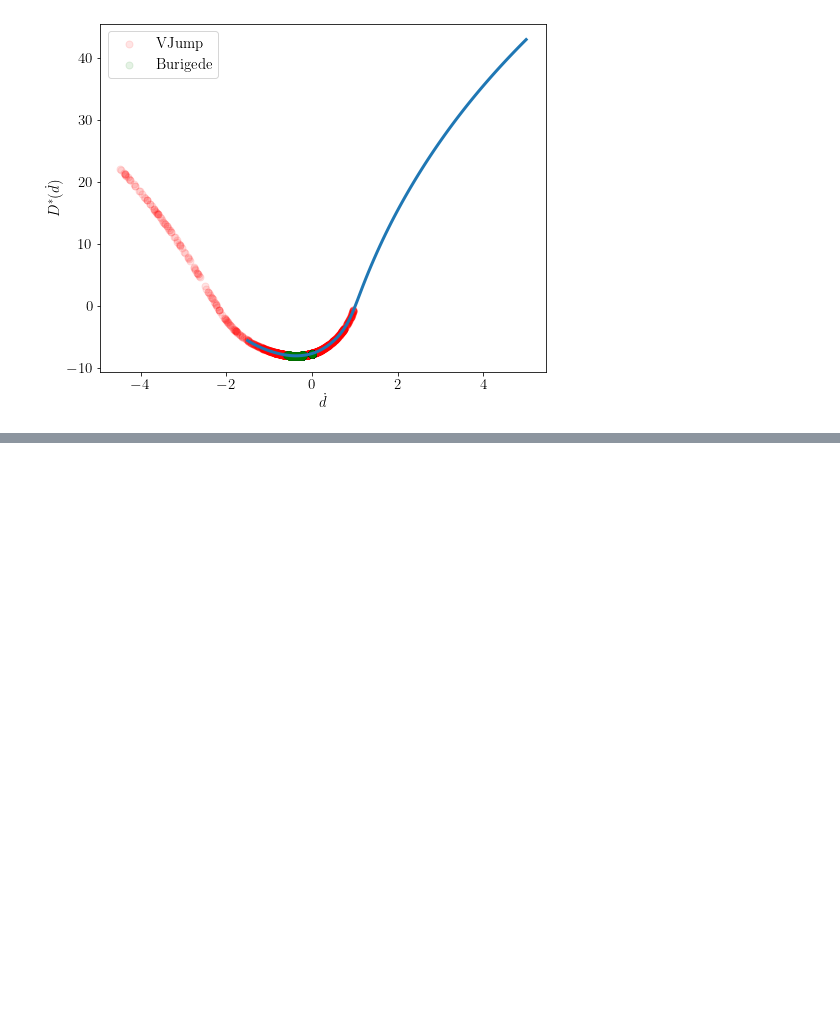
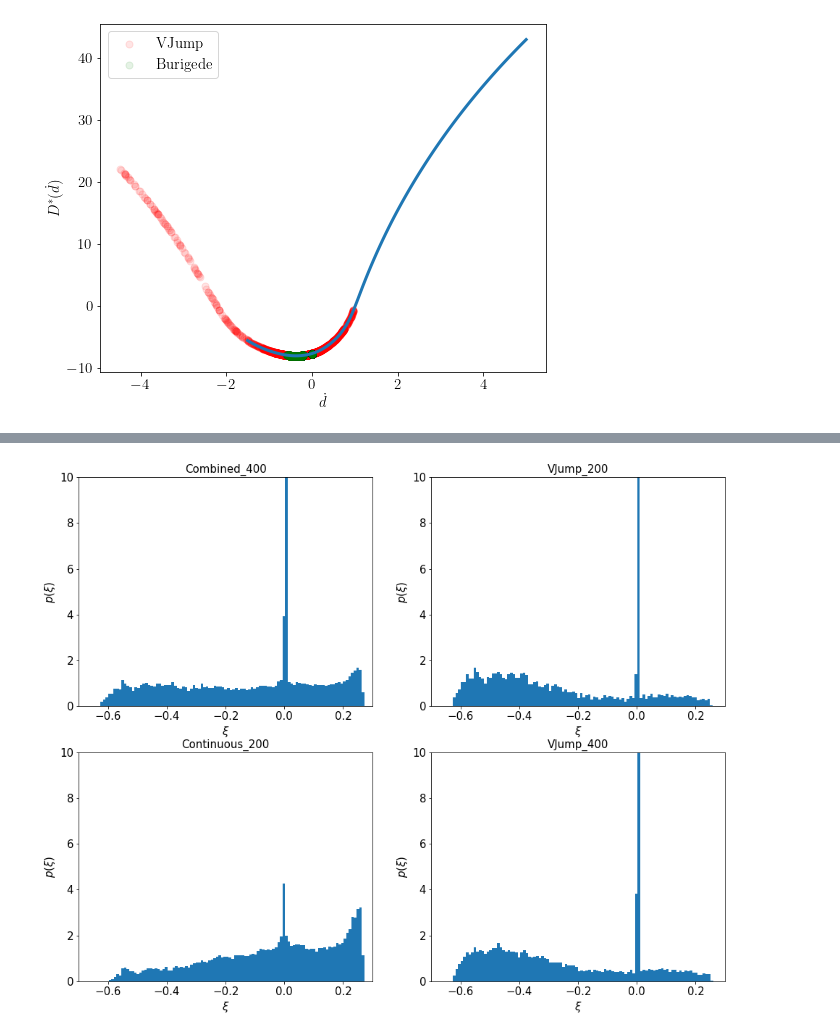
Before and after one commit to Shengduo/RateAndStateWithPotential, a Jupyter notebook: PlotPotentials.ipynb, the cells around one changed output, grey strips where cells are left out. Saved outputs shown, nothing was run; the diff lists cells and outputs as text; code cells hidden in the pictures; blank space fills up the shorter version.

```diff
--- a/PlotPotentials.ipynb
+++ b/PlotPotentials.ipynb
@@ -303,0 +385,44 @@ Text(0, 0.5, '$D^*(\\dot{d})$')
+# %%
+# Specify the datasets we want to examine
+dataPrefixs = ["Trial0112_combined", "Trial0112_smallDRS_smallA", "Trial0112_smallDRS_Burigede", "Trial0216_smallDRS_smallA_400"]
+plotTitles = ["Combined_400", "VJump_200", "Continuous_200", "VJump_400"]
+myXis = []
+myDins = []
+
+# Get the potential for baseline model
+myPotCal = myPotCals[0]
+
+# Loop through dataPrefixs
+for idx, dataPrefix in enumerate(dataPrefixs):
+    shit = torch.load("./data/{0}.pt".format(dataPrefix))
+    Vs = shit["Vs"]
+    thetas = shit["thetas"]
+    fs = shit["fs"]
+    ts = shit["ts"]
+
+    # Calculate Xs
+    Xs = torch.zeros(Vs.shape)
+    Xs[:, 1:] = torch.cumulative_trapezoid(Vs, ts)
+
+    # Calculate xis
+    myPotCal.calf(Xs, Vs, ts)
+    myXis.append(myPotCal.xis.reshape(-1).detach().numpy())
+    myDins.append(myPotCal.Dins.reshape(-1).detach().numpy())
+# %%
+# Plot distribution of \xi
+# Set up histograms
+fsize = 15
+fig, axs = plt.subplots(nrows = 2, ncols = 2, figsize = (16, 12.8))
+nBins = 100
+
+# Loop through dataPrefixs
+for idx, dataPrefix in enumerate(dataPrefixs):
+    axs[idx // 2][idx % 2].tick_params(axis='both', which='major', labelsize=fsize)
+    axs[idx // 2][idx % 2].hist(myXis[idx], bins=nBins, density=True)
+    axs[idx // 2][idx % 2].set_xlabel("$\\xi$", fontsize=fsize)
+    axs[idx // 2][idx % 2].set_ylabel("$p(\\xi)$", fontsize=fsize)
+    axs[idx // 2][idx % 2].set_xlim(-0.7, 0.3)
+    axs[idx // 2][idx % 2].set_ylim(0., 10.)
+    axs[idx // 2][idx % 2].set_title(plotTitles[idx], fontsize=fsize)
+# %% [output]
+[figure, added]
```
Also changed, not shown: parts of 7 cells of this notebook, 12 other files.
